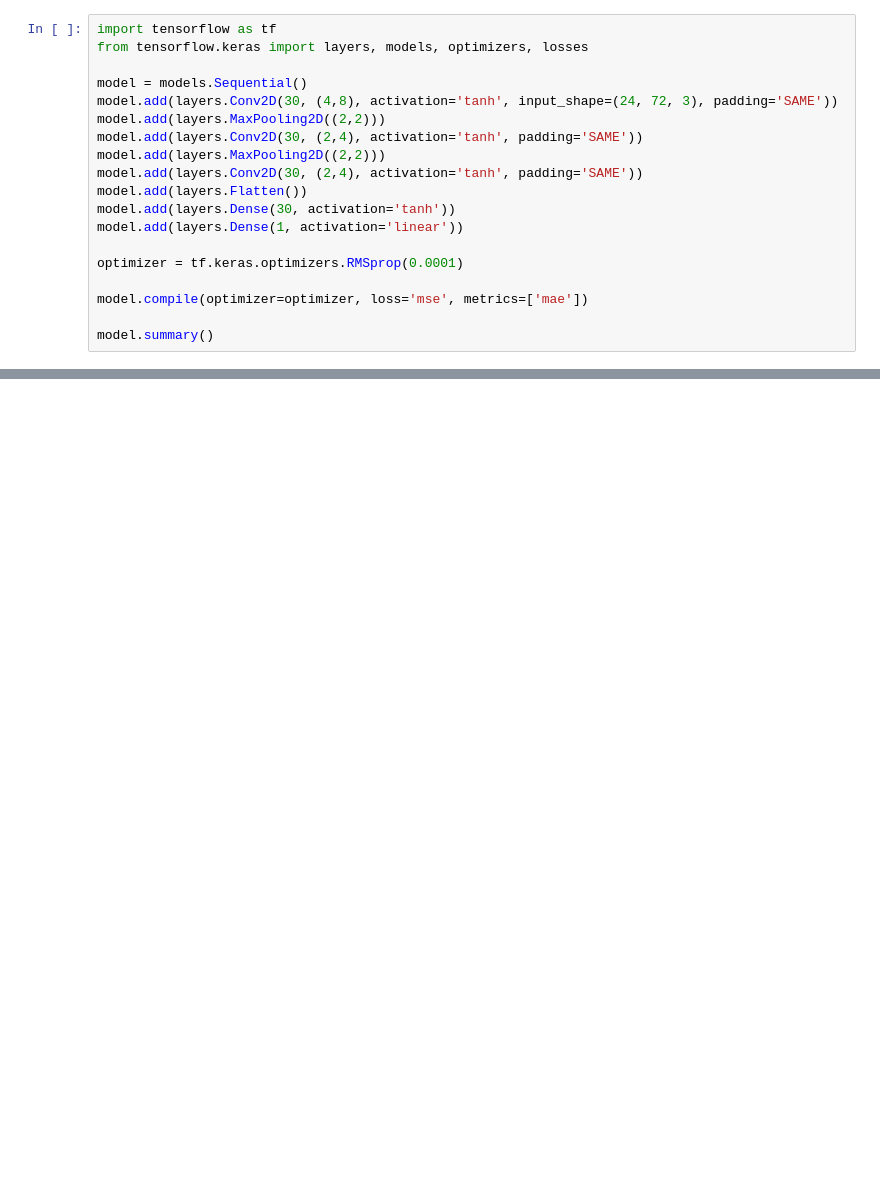
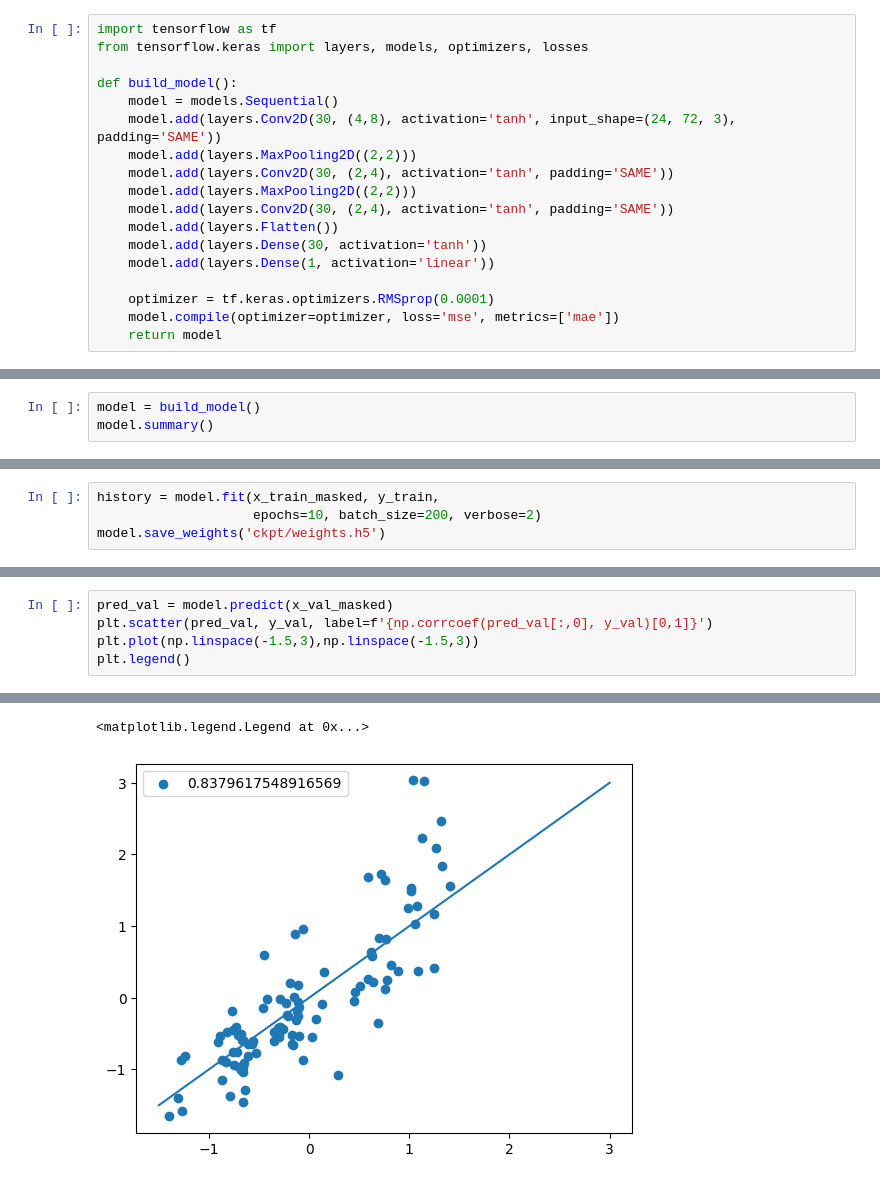
Before and after one commit to HalKiyo/gradcam_demonstration, a Jupyter notebook: 20221124_gradcam.ipynb, the cells around one changed output, grey strips where cells are left out. Cells and saved outputs as stored; diff of their text form; blank space fills up the shorter version.

```diff
--- a/20221124_gradcam.ipynb
+++ b/20221124_gradcam.ipynb
@@ -50,19 +47,18 @@ plt.colorbar(img3, ax=ax3)
 import tensorflow as tf
 from tensorflow.keras import layers, models, optimizers, losses
 
-model = models.Sequential()
-model.add(layers.Conv2D(30, (4,8), activation='tanh', input_shape=(24, 72, 3), padding='SAME'))
-model.add(layers.MaxPooling2D((2,2)))
-model.add(layers.Conv2D(30, (2,4), activation='tanh', padding='SAME'))
-model.add(layers.MaxPooling2D((2,2)))
-model.add(layers.Conv2D(30, (2,4), activation='tanh', padding='SAME'))
-model.add(layers.Flatten())
-model.add(layers.Dense(30, activation='tanh'))
-model.add(layers.Dense(1, activation='linear'))
+def build_model():
+    model = models.Sequential()
+    model.add(layers.Conv2D(30, (4,8), activation='tanh', input_shape=(24, 72, 3), padding='SAME'))
+    model.add(layers.MaxPooling2D((2,2)))
+    model.add(layers.Conv2D(30, (2,4), activation='tanh', padding='SAME'))
+    model.add(layers.MaxPooling2D((2,2)))
+    model.add(layers.Conv2D(30, (2,4), activation='tanh', padding='SAME'))
+    model.add(layers.Flatten())
+    model.add(layers.Dense(30, activation='tanh'))
+    model.add(layers.Dense(1, activation='linear'))
 
-optimizer = tf.keras.optimizers.RMSprop(0.0001)
-
-model.compile(optimizer=optimizer, loss='mse', metrics=['mae'])
-
-model.summary()
+    optimizer = tf.keras.optimizers.RMSprop(0.0001)
+    model.compile(optimizer=optimizer, loss='mse', metrics=['mae'])
+    return model
 # %% [output]
@@ -85,0 +73,3 @@ _________________________________________________________________
+# %%
+model = build_model()
+model.summary()
@@ -85,0 +105,4 @@ _________________________________________________________________
+# %%
+history = model.fit(x_train_masked, y_train,
+                    epochs=10, batch_size=200, verbose=2)
+model.save_weights('ckpt/weights.h5')
@@ -85,0 +130,6 @@ _________________________________________________________________
+# %%
+pred_val = model.predict(x_val_masked)
+plt.scatter(pred_val, y_val, label=f'{np.corrcoef(pred_val[:,0], y_val)[0,1]}')
+plt.plot(np.linspace(-1.5,3),np.linspace(-1.5,3))
+plt.legend()
+# %% [output]
@@ -85,0 +137,2 @@ _________________________________________________________________
+<matplotlib.legend.Legend at 0x...>
+[figure, added]
```
Also changed, not shown: parts of 23 cells of this notebook, 1 other file.
